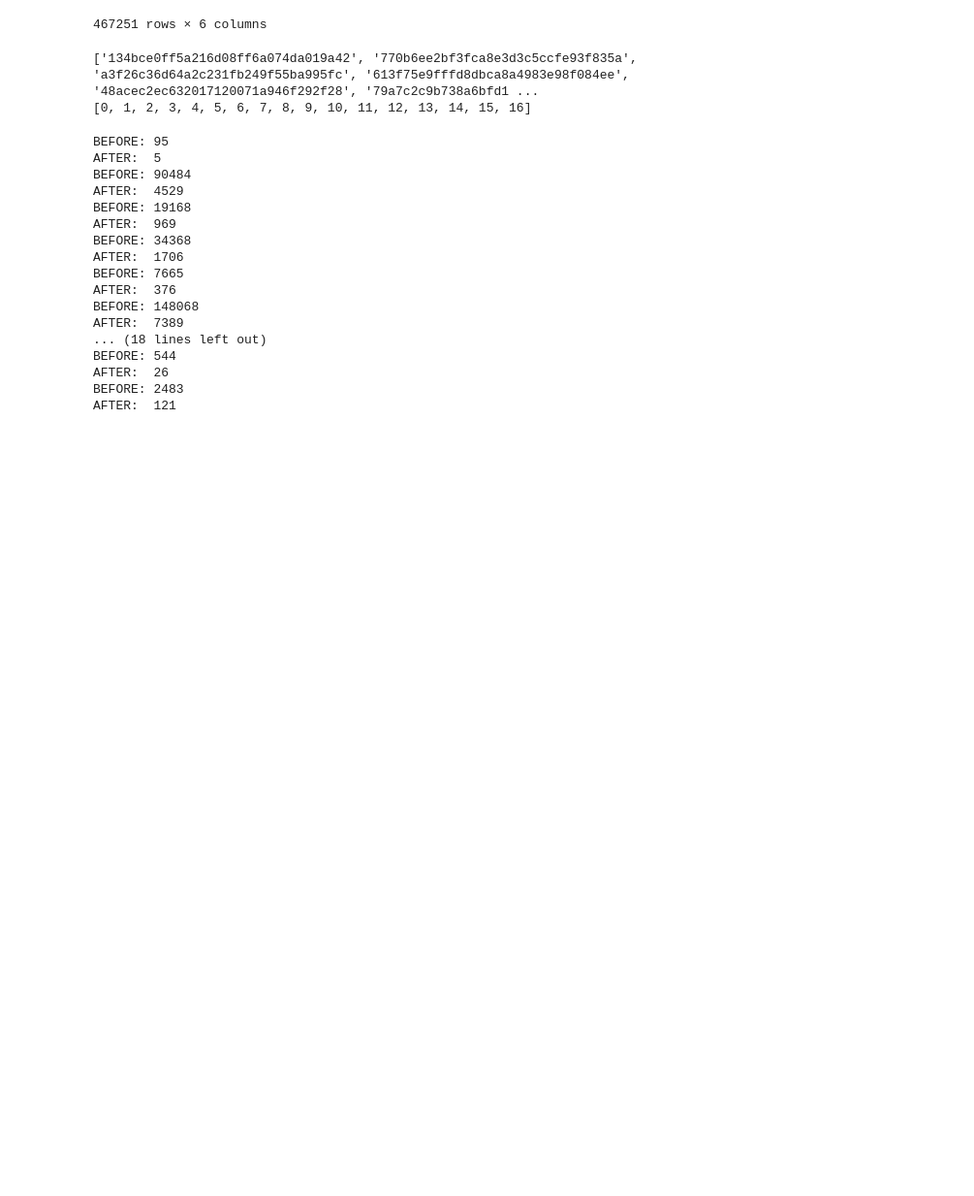
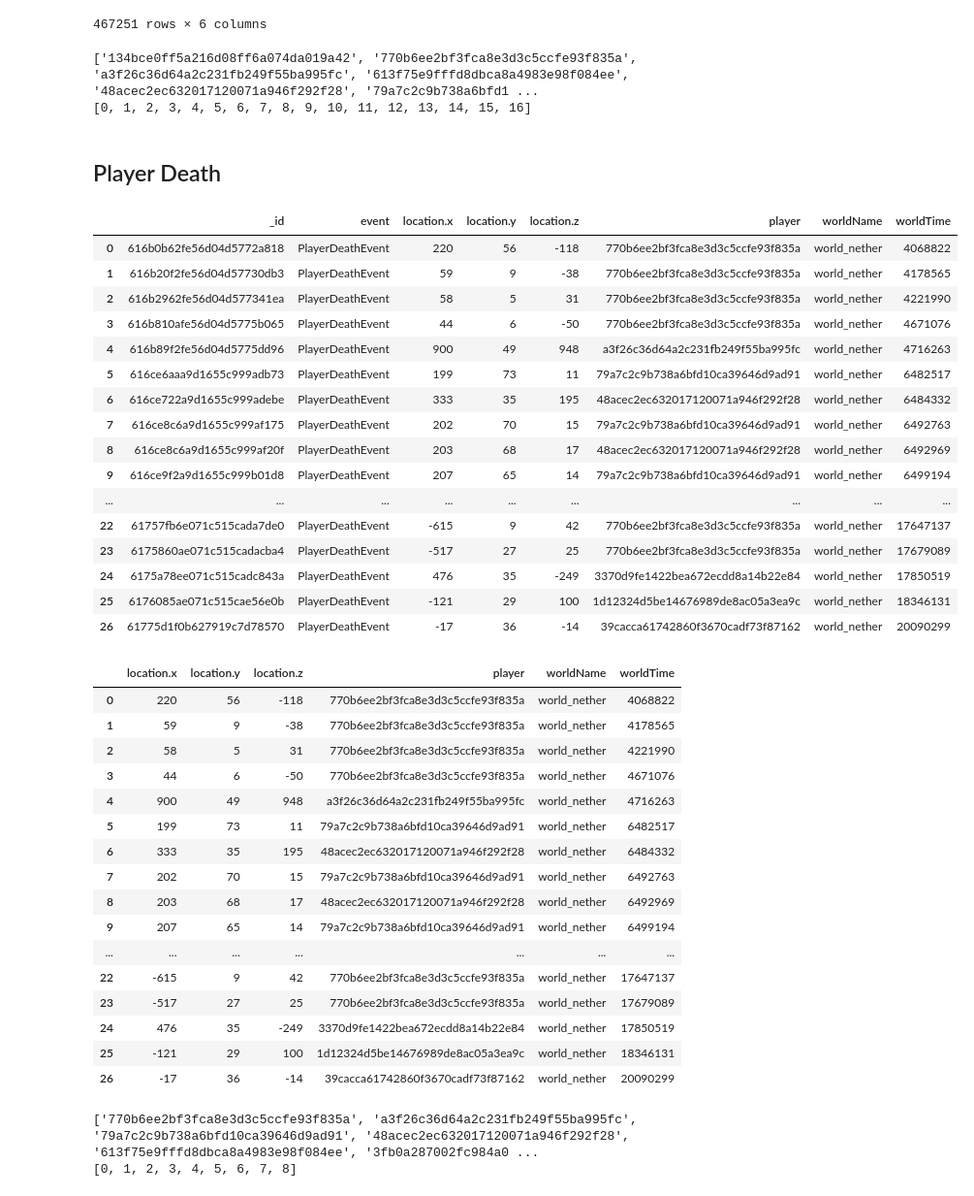
Before and after one commit to austinconnor/MinecraftCollab, a Jupyter notebook: src/python/player_move_reformat.ipynb, the cells around one changed output. Shown at 97% size. Cells and saved outputs as stored; diff of their text form; code cells hidden in the pictures; blank space fills up the shorter version.

Commit message:
added new plots, and more events

```diff
--- a/src/python/player_move_reformat.ipynb
+++ b/src/python/player_move_reformat.ipynb
@@ -28,7 +28,7 @@ def process_data(world, event):
     unique_players = list(event_df['player'].unique())
     print(unique_players)
 
-    event_df.rename(columns={'location.x': 'x', 'location.y': 'y', 'location.z': 'z'}, inplace=True)
+    event_df.rename(columns={'location.x': 'x', 'location.y': 'y', 'location.z': 'z', 'worldTime': 'time'}, inplace=True)
 
     return (event_df, unique_players)
 # %%
@@ -47 +47,12 @@ def make_csv(move, players, world):
         df.to_csv(filename, index=False)
+# %%
+def make_csv_small(move, players, world, folder):
+    for player in players:
+        df = move[move['player'] == player]
+        #drop all odd numbered rows
+    #     drop_i = [i for i in list(range(len(df))) if i % 2 == 1]
+    #     df.drop(drop_i, inplace=True)
+
+        filepath = '../../public/data/' + world + "/" + folder + "/"
+        filename = filepath + str(player) + '_' + folder + '.csv'
+        df.to_csv(filename, index=False)
@@ -131,23 +260,45 @@ AFTER:  14
 467251 rows × 6 columns
 ['134bce0ff5a216d08ff6a074da019a42', '770b6ee2bf3fca8e3d3c5ccfe93f835a', 'a3f26c36d64a2c231fb249f55ba995fc', '613f75e9fffd8dbca8a4983e98f084ee', '48acec2ec632017120071a946f292f28', '79a7c2c9b738a6bfd1 ...
 [0, 1, 2, 3, 4, 5, 6, 7, 8, 9, 10, 11, 12, 13, 14, 15, 16]
-# %%
-make_csv(df, unique_players, 'nether')
-# %% [output]
-BEFORE: 95
-AFTER:  5
-BEFORE: 90484
-AFTER:  4529
-BEFORE: 19168
-AFTER:  969
-BEFORE: 34368
-AFTER:  1706
-BEFORE: 7665
-AFTER:  376
-BEFORE: 148068
-AFTER:  7389
-... (18 lines left out)
-BEFORE: 544
-AFTER:  26
-BEFORE: 2483
-AFTER:  121
+# %% [markdown]
+## Player Death
+# %%
+(df, unique_players) = process_data('nether', 'PlayerDeathEvent')
+make_csv_small(df, unique_players, 'nether', 'death')
+# %% [output]
+|  | _id | event | location.x | location.y | location.z | player | worldName | worldTime |
+| 0 | 616b0b62fe56d04d5772a818 | PlayerDeathEvent | 220 | 56 | -118 | 770b6ee2bf3fca8e3d3c5ccfe93f835a | world_nether | 4068822 |
+| 1 | 616b20f2fe56d04d57730db3 | PlayerDeathEvent | 59 | 9 | -38 | 770b6ee2bf3fca8e3d3c5ccfe93f835a | world_nether | 4178565 |
+| 2 | 616b2962fe56d04d577341ea | PlayerDeathEvent | 58 | 5 | 31 | 770b6ee2bf3fca8e3d3c5ccfe93f835a | world_nether | 4221990 |
+| 3 | 616b810afe56d04d5775b065 | PlayerDeathEvent | 44 | 6 | -50 | 770b6ee2bf3fca8e3d3c5ccfe93f835a | world_nether | 4671076 |
+| 4 | 616b89f2fe56d04d5775dd96 | PlayerDeathEvent | 900 | 49 | 948 | a3f26c36d64a2c231fb249f55ba995fc | world_nether | 4716263 |
+| 5 | 616ce6aaa9d1655c999adb73 | PlayerDeathEvent | 199 | 73 | 11 | 79a7c2c9b738a6bfd10ca39646d9ad91 | world_nether | 6482517 |
+| 6 | 616ce722a9d1655c999adebe | PlayerDeathEvent | 333 | 35 | 195 | 48acec2ec632017120071a946f292f28 | world_nether | 6484332 |
+| 7 | 616ce8c6a9d1655c999af175 | PlayerDeathEvent | 202 | 70 | 15 | 79a7c2c9b738a6bfd10ca39646d9ad91 | world_nether | 6492763 |
+| 8 | 616ce8c6a9d1655c999af20f | PlayerDeathEvent | 203 | 68 | 17 | 48acec2ec632017120071a946f292f28 | world_nether | 6492969 |
+| 9 | 616ce9f2a9d1655c999b01d8 | PlayerDeathEvent | 207 | 65 | 14 | 79a7c2c9b738a6bfd10ca39646d9ad91 | world_nether | 6499194 |
+| ... | ... | ... | ... | ... | ... | ... | ... | ... |
+| 22 | 61757fb6e071c515cada7de0 | PlayerDeathEvent | -615 | 9 | 42 | 770b6ee2bf3fca8e3d3c5ccfe93f835a | world_nether | 17647137 |
+| 23 | 6175860ae071c515cadacba4 | PlayerDeathEvent | -517 | 27 | 25 | 770b6ee2bf3fca8e3d3c5ccfe93f835a | world_nether | 17679089 |
+| 24 | 6175a78ee071c515cadc843a | PlayerDeathEvent | 476 | 35 | -249 | 3370d9fe1422bea672ecdd8a14b22e84 | world_nether | 17850519 |
+| 25 | 6176085ae071c515cae56e0b | PlayerDeathEvent | -121 | 29 | 100 | 1d12324d5be14676989de8ac05a3ea9c | world_nether | 18346131 |
+| 26 | 61775d1f0b627919c7d78570 | PlayerDeathEvent | -17 | 36 | -14 | 39cacca61742860f3670cadf73f87162 | world_nether | 20090299 |
+|  | location.x | location.y | location.z | player | worldName | worldTime |
+| 0 | 220 | 56 | -118 | 770b6ee2bf3fca8e3d3c5ccfe93f835a | world_nether | 4068822 |
+| 1 | 59 | 9 | -38 | 770b6ee2bf3fca8e3d3c5ccfe93f835a | world_nether | 4178565 |
+| 2 | 58 | 5 | 31 | 770b6ee2bf3fca8e3d3c5ccfe93f835a | world_nether | 4221990 |
+| 3 | 44 | 6 | -50 | 770b6ee2bf3fca8e3d3c5ccfe93f835a | world_nether | 4671076 |
+| 4 | 900 | 49 | 948 | a3f26c36d64a2c231fb249f55ba995fc | world_nether | 4716263 |
+| 5 | 199 | 73 | 11 | 79a7c2c9b738a6bfd10ca39646d9ad91 | world_nether | 6482517 |
+| 6 | 333 | 35 | 195 | 48acec2ec632017120071a946f292f28 | world_nether | 6484332 |
+| 7 | 202 | 70 | 15 | 79a7c2c9b738a6bfd10ca39646d9ad91 | world_nether | 6492763 |
+| 8 | 203 | 68 | 17 | 48acec2ec632017120071a946f292f28 | world_nether | 6492969 |
+| 9 | 207 | 65 | 14 | 79a7c2c9b738a6bfd10ca39646d9ad91 | world_nether | 6499194 |
+| ... | ... | ... | ... | ... | ... | ... |
+| 22 | -615 | 9 | 42 | 770b6ee2bf3fca8e3d3c5ccfe93f835a | world_nether | 17647137 |
+| 23 | -517 | 27 | 25 | 770b6ee2bf3fca8e3d3c5ccfe93f835a | world_nether | 17679089 |
+| 24 | 476 | 35 | -249 | 3370d9fe1422bea672ecdd8a14b22e84 | world_nether | 17850519 |
+| 25 | -121 | 29 | 100 | 1d12324d5be14676989de8ac05a3ea9c | world_nether | 18346131 |
+| 26 | -17 | 36 | -14 | 39cacca61742860f3670cadf73f87162 | world_nether | 20090299 |
+['770b6ee2bf3fca8e3d3c5ccfe93f835a', 'a3f26c36d64a2c231fb249f55ba995fc', '79a7c2c9b738a6bfd10ca39646d9ad91', '48acec2ec632017120071a946f292f28', '613f75e9fffd8dbca8a4983e98f084ee', '3fb0a287002fc984a0 ...
+[0, 1, 2, 3, 4, 5, 6, 7, 8]
```
Also changed, not shown: parts of 27 cells of this notebook, 4 other files.
